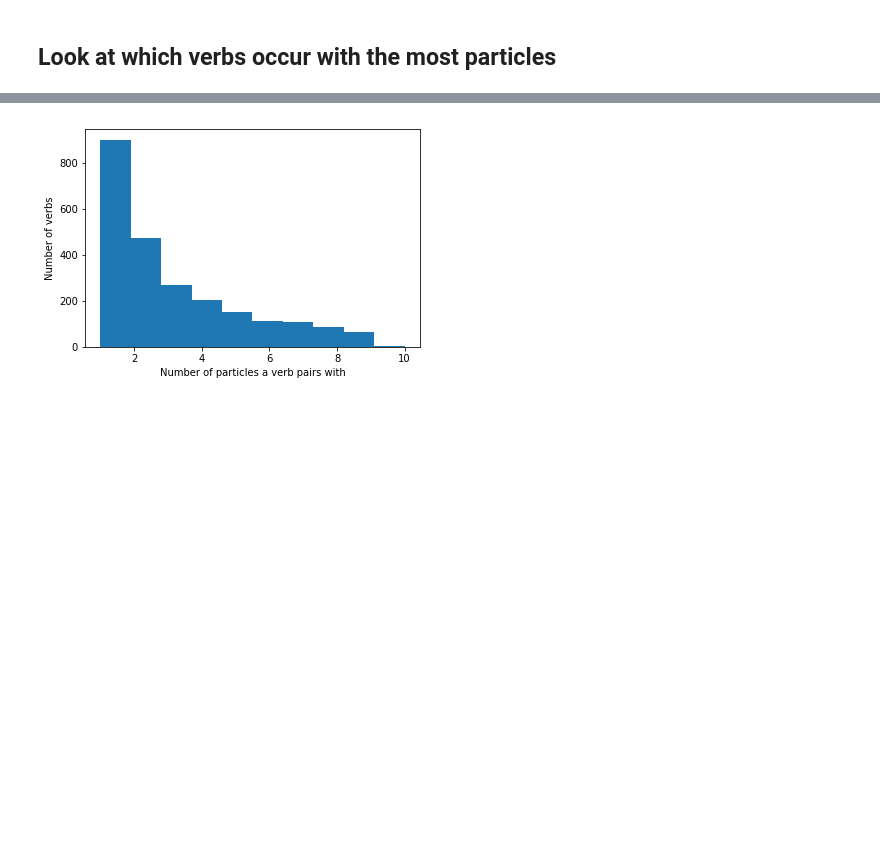
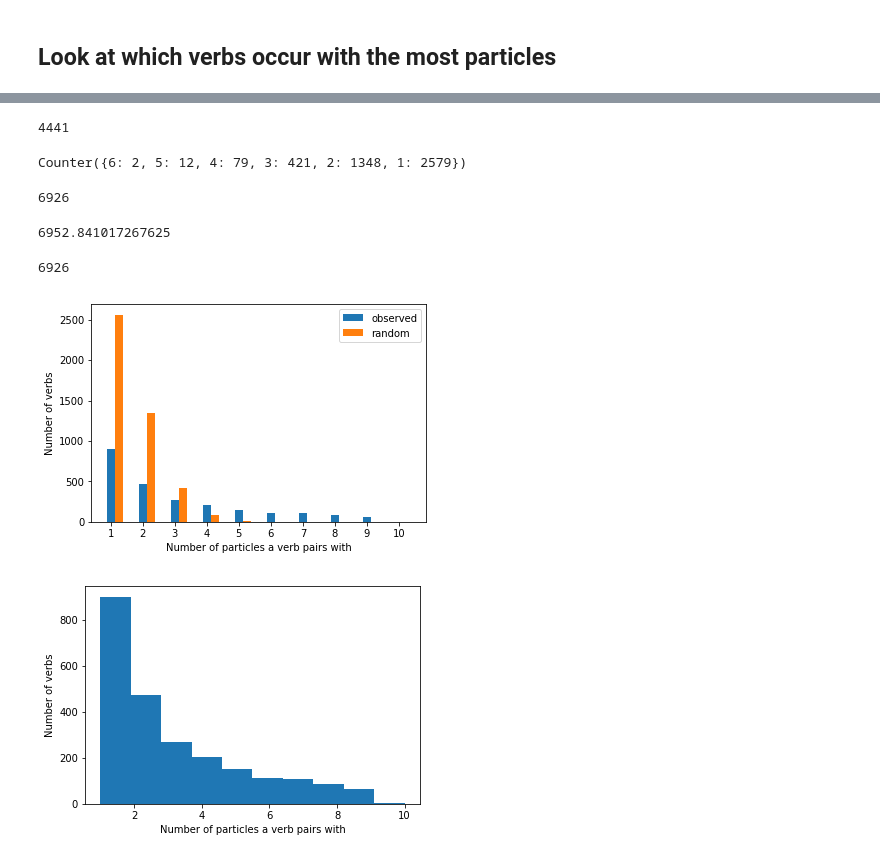
Before and after one commit to juliawatson/verb_particle_constructions, a Jupyter notebook: vpc_corpus_stats.ipynb, the cells around one changed output, grey strips where cells are left out. Cells and saved outputs as stored; diff of their text form; code cells hidden in the pictures; blank space fills up the shorter version.

```diff
--- a/vpc_corpus_stats.ipynb
+++ b/vpc_corpus_stats.ipynb
@@ -152,0 +235,15 @@ v_prt_count = get_verbs_with_most_particles(vpc_to_year)
+# %%
+import random
+from collections import Counter, defaultdict
+
+v_prt_count_random = defaultdict(list)
+
+for _ in range(10000):
+    curr_sample = random.sample(list(POSSIBLE_VPCS), k=len(VPC_TO_YEAR))
+    curr_verbs = get_verbs_with_most_particles(curr_sample)
+    curr_counter = Counter([item[1] for item in curr_verbs])
+    for k, v in curr_counter.items():
+        v_prt_count_random[k].append(v)
+
+
+v_prt_count_random
@@ -152,0 +268,46 @@ v_prt_count = get_verbs_with_most_particles(vpc_to_year)
+# %%
+len(curr_verbs)
+# %% [output]
+4441
+# %%
+curr_counter
+# %% [output]
+Counter({6: 2, 5: 12, 4: 79, 3: 421, 2: 1348, 1: 2579})
+# %%
+sum([k * v for k, v in curr_counter.items()])
+# %% [output]
+6926
+# %%
+sum([k * v for k, v in v_prt_count_random.items()])
+# %% [output]
+6952.841017267625
+# %%
+sum([k * v for k, v in prt_counter.items()])
+# %% [output]
+6926
+# %%
+import matplotlib.pyplot as plt
+from collections import defaultdict, Counter
+import numpy as np
+
+fig, ax = plt.subplots()
+
+prt_counter = Counter([item[1] for item in v_prt_count])
+v_prt_count_random = {k: np.mean(v) for k, v in v_prt_count_random.items()}
+
+counts = np.array(list(range(1, 11)))
+
+width = 0.25
+plt.bar(counts, [prt_counter.get(k, 0) for k in counts],
+        width, label="observed")
+plt.bar(counts + width, [v_prt_count_random.get(k, 0) for k in counts],
+       width, label="random")
+
+plt.xlabel("Number of particles a verb pairs with")
+plt.ylabel("Number of verbs")
+plt.xticks(list(range(1, 11)))
+plt.legend()
+plt.savefig("particle_counts.png", dpi=500)
+plt.show()
+# %% [output]
+[figure, added]
```
Also changed, not shown: parts of 10 cells of this notebook, 1 other file.
